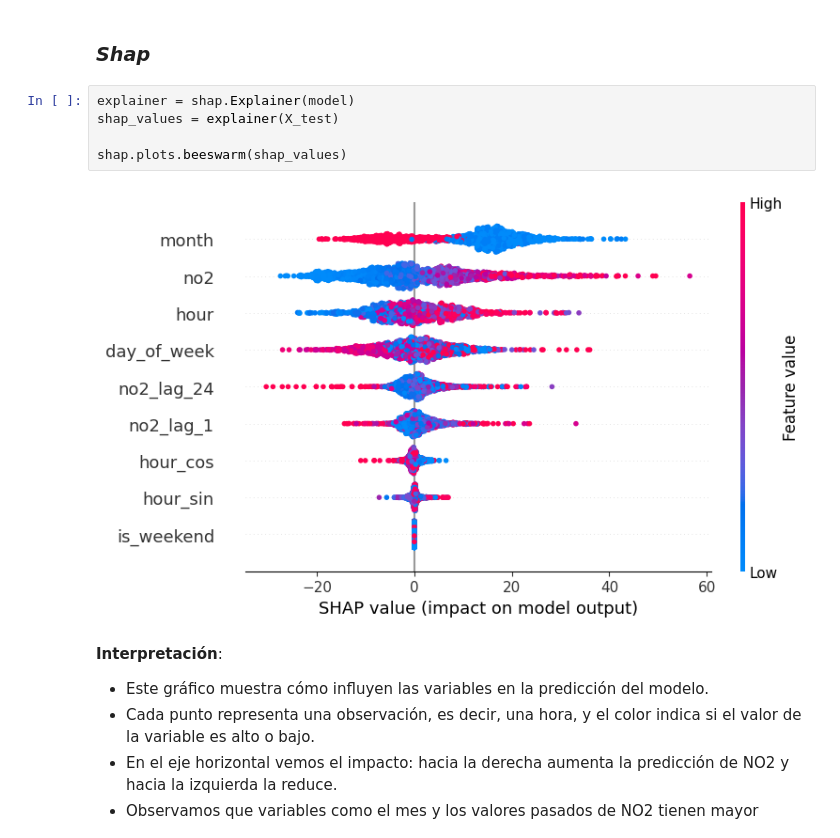
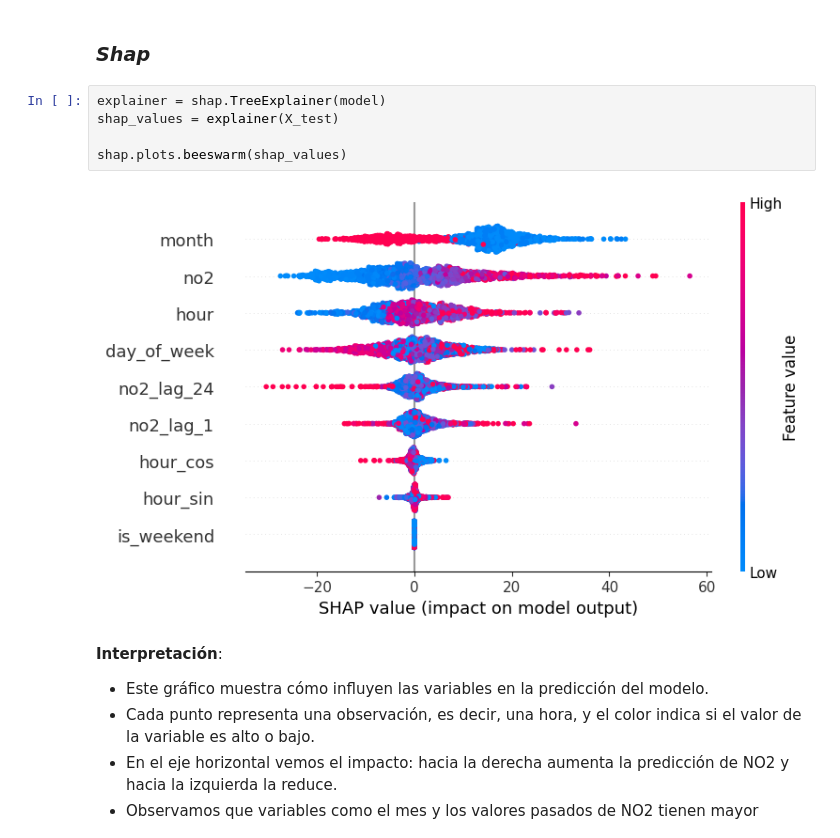
Before and after one commit to GuillenteN/Air-Quality-AI-Predictor, a Jupyter notebook: notebooks/proyecto.ipynb, the cells around one changed output. Drawn from its saved outputs; the diff is of its cells as text.

```diff
--- a/notebooks/proyecto.ipynb
+++ b/notebooks/proyecto.ipynb
@@ -333,12 +363,12 @@ plt.show()
 # %% [markdown]
 ### ***Shap***
 # %%
-explainer = shap.Explainer(model)
+explainer = shap.TreeExplainer(model)
 shap_values = explainer(X_test)
 
 shap.plots.beeswarm(shap_values)
 # %% [output]
-[figure, old version]
+[figure, new version]
 # %% [markdown]
 **Interpretación**:
 - Este gráfico muestra cómo influyen las variables en la predicción del modelo.
```
Also changed, not shown: parts of 6 cells of this notebook.
